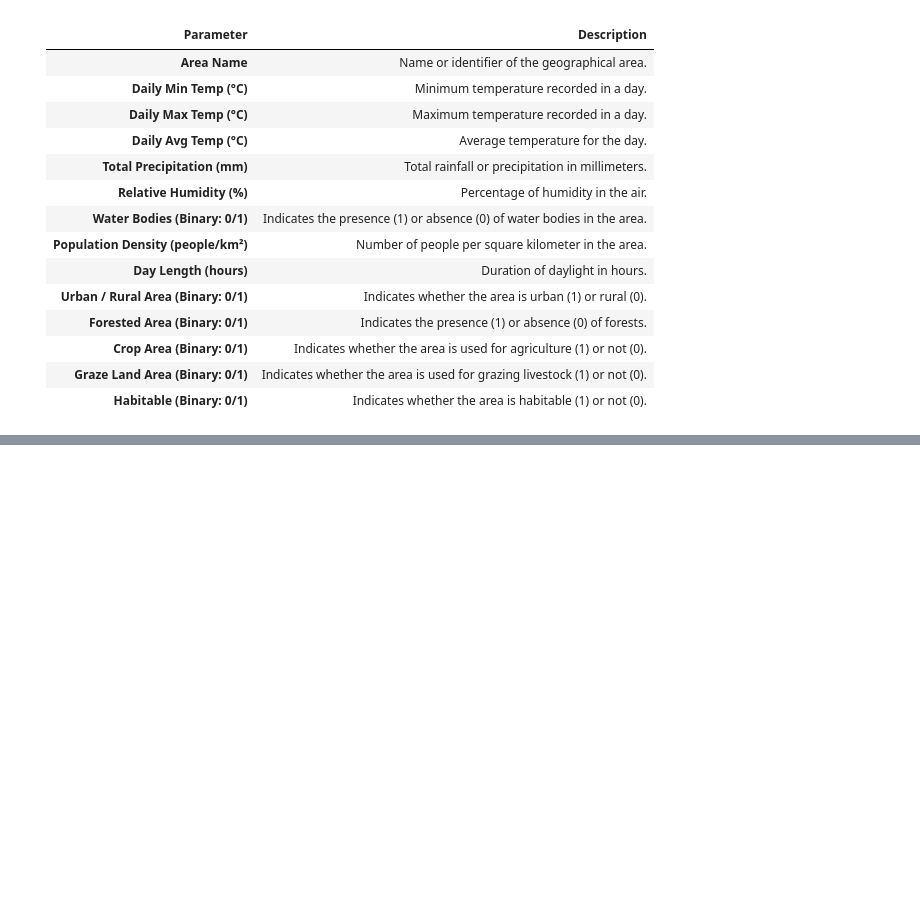
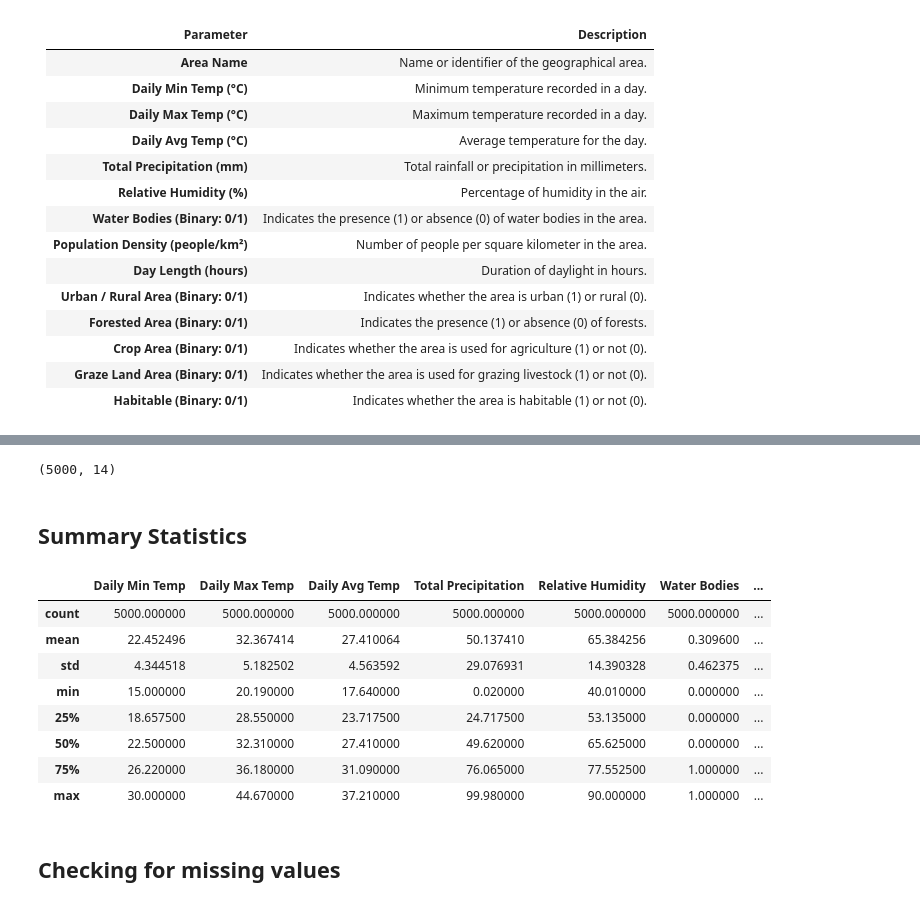
Before and after one commit to vrushalMore/MosquiNET, a Jupyter notebook: src/dataAnalysis/eda.ipynb, the cells around one changed output, grey strips where cells are left out. Saved outputs shown, nothing was run; the diff lists cells and outputs as text; code cells hidden in the pictures; blank space fills up the shorter version.

```diff
--- a/src/dataAnalysis/eda.ipynb
+++ b/src/dataAnalysis/eda.ipynb
@@ -30,0 +53,20 @@ data = pd.read_csv("../../data/raw/data.csv")
+# %%
+data.shape
+# %% [output]
+(5000, 14)
+# %% [markdown]
+## Summary Statistics
+# %%
+data.describe()
+# %% [output]
+|  | Daily Min Temp | Daily Max Temp | Daily Avg Temp | Total Precipitation | Relative Humidity | Water Bodies | ... |
+| count | 5000.000000 | 5000.000000 | 5000.000000 | 5000.000000 | 5000.000000 | 5000.000000 | ... |
+| mean | 22.452496 | 32.367414 | 27.410064 | 50.137410 | 65.384256 | 0.309600 | ... |
+| std | 4.344518 | 5.182502 | 4.563592 | 29.076931 | 14.390328 | 0.462375 | ... |
+| min | 15.000000 | 20.190000 | 17.640000 | 0.020000 | 40.010000 | 0.000000 | ... |
+| 25% | 18.657500 | 28.550000 | 23.717500 | 24.717500 | 53.135000 | 0.000000 | ... |
+| 50% | 22.500000 | 32.310000 | 27.410000 | 49.620000 | 65.625000 | 0.000000 | ... |
+| 75% | 26.220000 | 36.180000 | 31.090000 | 76.065000 | 77.552500 | 1.000000 | ... |
+| max | 30.000000 | 44.670000 | 37.210000 | 99.980000 | 90.000000 | 1.000000 | ... |
+# %% [markdown]
+## Checking for missing values
```
Also changed, not shown: parts of 7 cells of this notebook.
